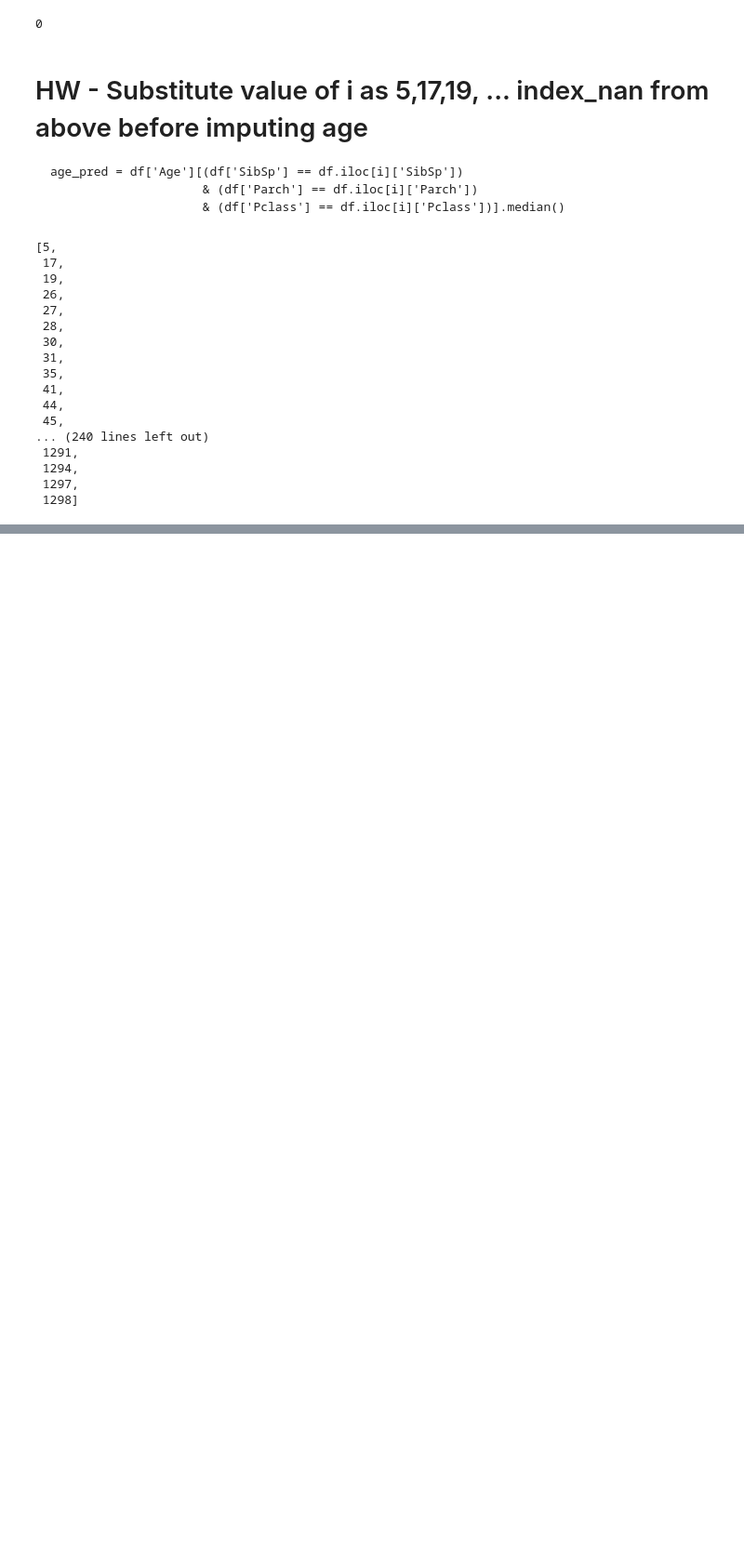
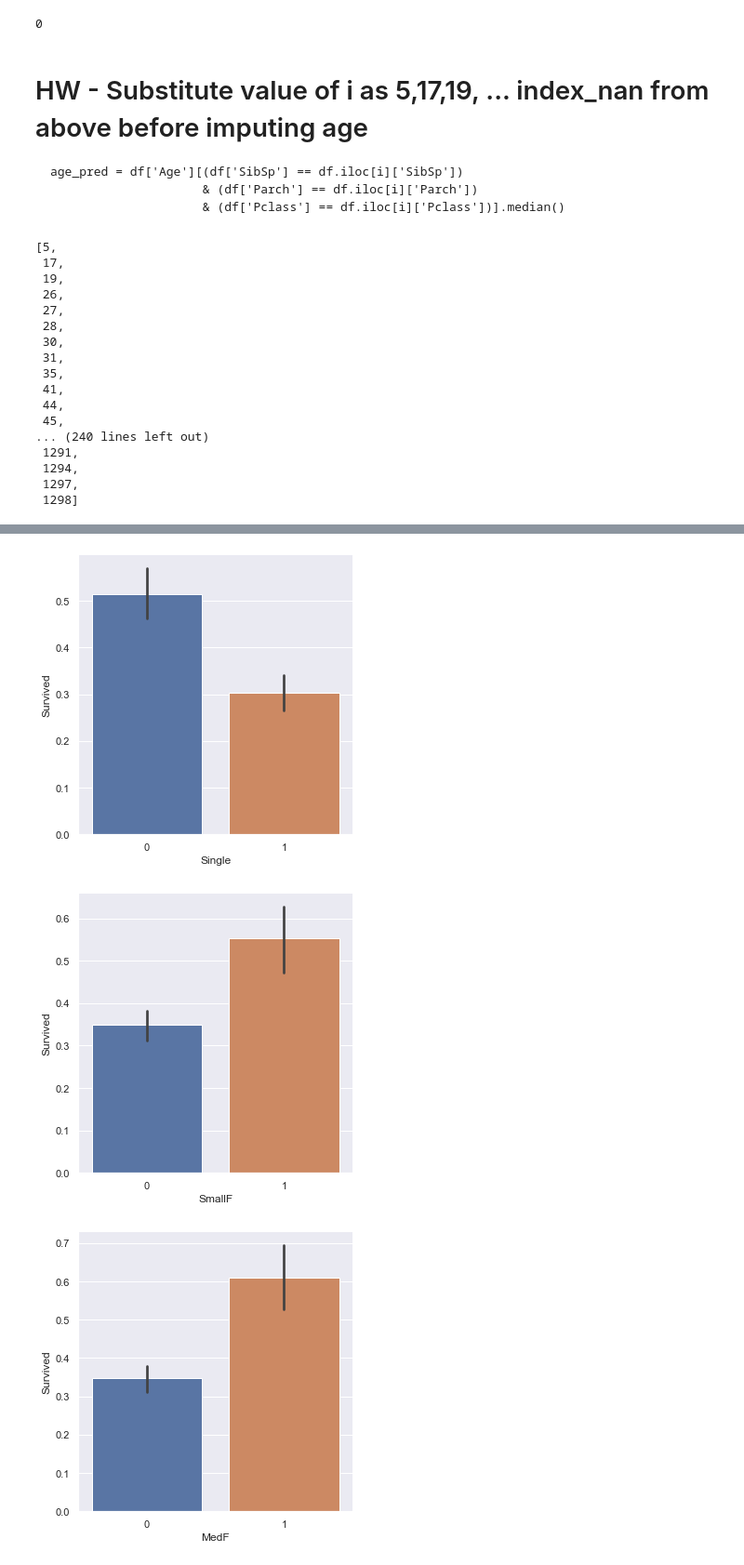
Before and after one commit to pksvv/pyMLEnsemble, a Jupyter notebook: Kaggle-Titanic.ipynb, the cells around one changed output, grey strips where cells are left out. Shown at 93% size. Drawn from its saved outputs; the diff is of its cells as text; code cells hidden in the pictures; blank space fills up the shorter version.

```diff
--- a/Kaggle-Titanic.ipynb
+++ b/Kaggle-Titanic.ipynb
@@ -445,0 +540,9 @@ index_nan
+# %%
+g = sns.factorplot(y='Survived',x='Single',data=df,kind='bar')
+g = sns.factorplot(y='Survived',x='SmallF',data=df,kind='bar')
+g = sns.factorplot(y='Survived',x='MedF',data=df,kind='bar')
+g = sns.factorplot(y='Survived',x='LargeF',data=df,kind='bar')
+# %% [output]
+[figure, added]
+[figure, added]
+[figure, added]
```
Also changed, not shown: parts of 49 cells of this notebook.
